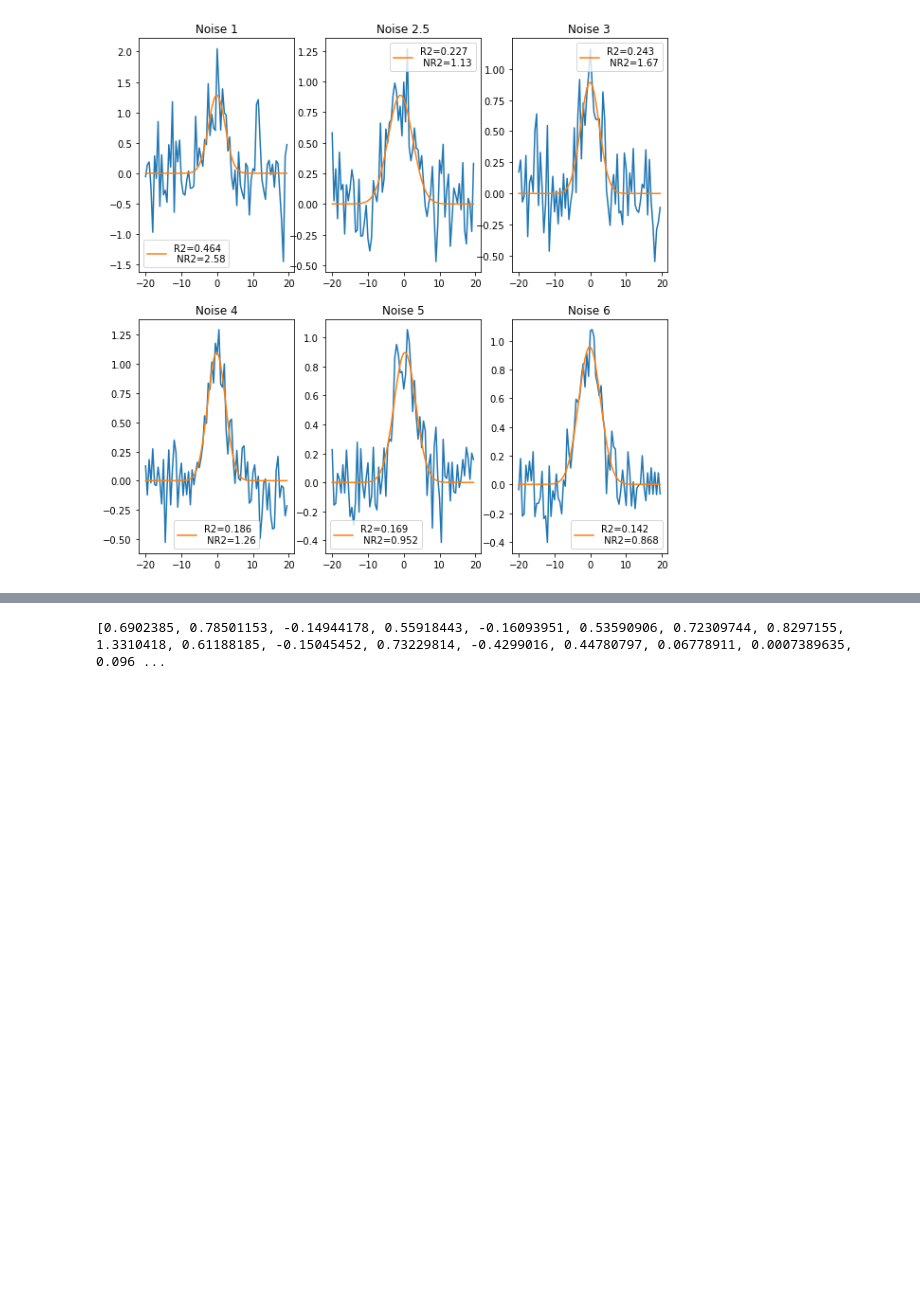
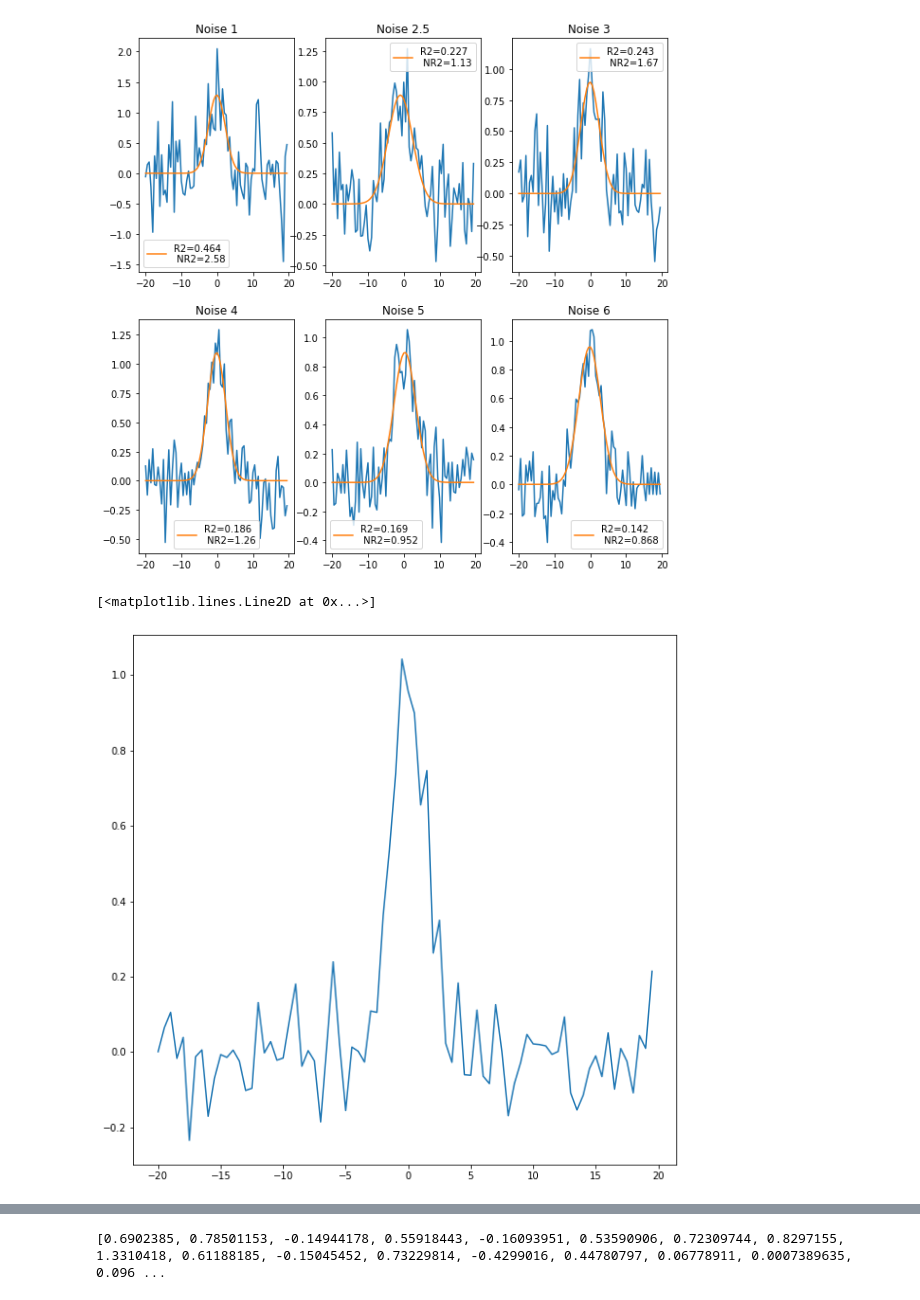
Before and after one commit to uwescience/satmetrics, a Jupyter notebook: using_pixelplot.ipynb, the cells around one changed output, grey strips where cells are left out. Saved outputs shown, nothing was run; the diff lists cells and outputs as text; code cells hidden in the pictures; blank space fills up the shorter version.

```diff
--- a/using_pixelplot.ipynb
+++ b/using_pixelplot.ipynb
@@ -239,3 +239,12 @@ for i, ax in zip(noise_lvl, axes):
     ax.set_title(f"Noise {i}")
 # %% [output]
 [figure]
+# %%
+xlim = (-20, 20)
+step = 0.5
+x = np.arange(xlim[0], xlim[1], step)
+y = gaussian.generate_data(x, a=1, mu=0, width=1, noise_level=10)
+plt.plot(x,y)
+# %% [output]
+[<matplotlib.lines.Line2D at 0x...>]
+[figure, added]
```
Also changed, not shown: parts of 4 cells of this notebook, 2 other files.
